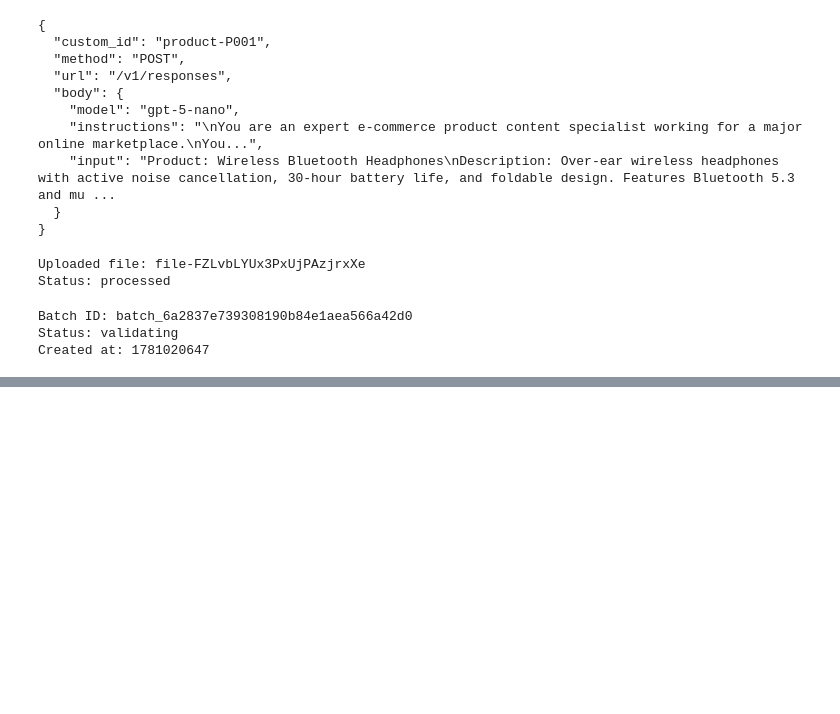
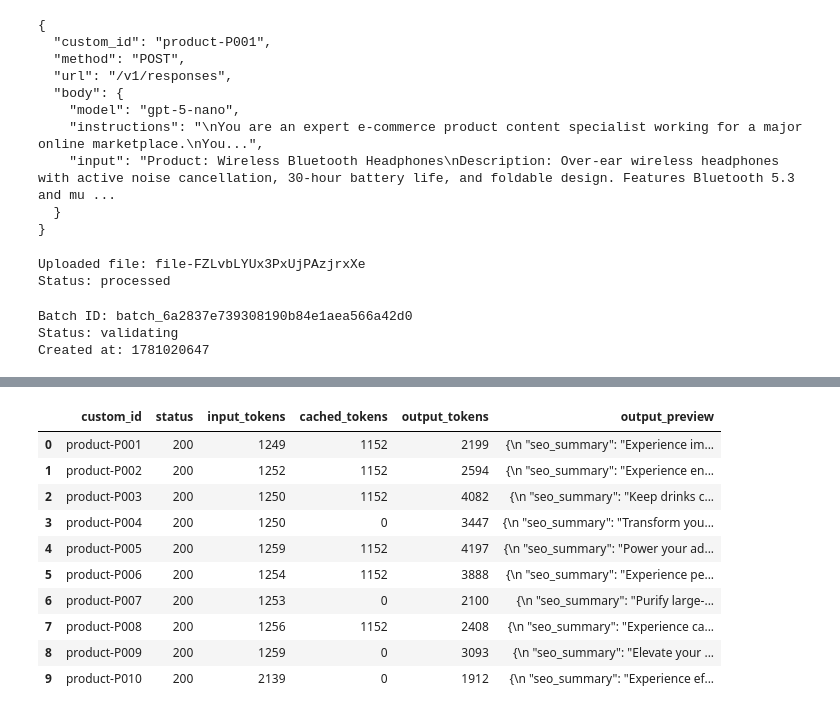
Before and after one commit to shivam13juna/v3_language_model_iitr, a Jupyter notebook: lec_23_prompt_caching_and_batching/live_class_notebook.ipynb, the cells around one changed output, grey strips where cells are left out. Saved outputs shown, nothing was run; the diff lists cells and outputs as text; code cells hidden in the pictures; blank space fills up the shorter version.

Commit message:
Adding detailed commented notebooks

```diff
--- a/lec_23_prompt_caching_and_batching/live_class_notebook.ipynb
+++ b/lec_23_prompt_caching_and_batching/live_class_notebook.ipynb
@@ -625,0 +694,42 @@ if job.request_counts:
+# %%
+# Parse all batch results into a clean DataFrame
+parsed_results = []
+
+for result in batch_results:
+    custom_id = result["custom_id"]
+    status_code = result["response"]["status_code"]
+    body = result["response"]["body"]
+
+    # Extract output text
+    output_text = ""
+    for item in body.get("output", []):
+        if item.get("type") == "message":
+            for content in item.get("content", []):
+                if content.get("type") == "output_text":
+                    output_text = content["text"]
+
+    usage = body.get("usage", {})
+
+    parsed_results.append({
+        "custom_id": custom_id,
+        "status": status_code,
+        "input_tokens": usage.get("input_tokens", 0),
+        "cached_tokens": usage.get("input_tokens_details", {}).get("cached_tokens", 0),
+        "output_tokens": usage.get("output_tokens", 0),
+        "output_preview": output_text[:100]
+    })
+
+batch_df = pd.DataFrame(parsed_results)
+batch_df
+# %% [output]
+|  | custom_id | status | input_tokens | cached_tokens | output_tokens | output_preview |
+| 0 | product-P001 | 200 | 1249 | 1152 | 2199 | {\n "seo_summary": "Experience im... |
+| 1 | product-P002 | 200 | 1252 | 1152 | 2594 | {\n "seo_summary": "Experience en... |
+| 2 | product-P003 | 200 | 1250 | 1152 | 4082 | {\n "seo_summary": "Keep drinks c... |
+| 3 | product-P004 | 200 | 1250 | 0 | 3447 | {\n "seo_summary": "Transform you... |
+| 4 | product-P005 | 200 | 1259 | 1152 | 4197 | {\n "seo_summary": "Power your ad... |
+| 5 | product-P006 | 200 | 1254 | 1152 | 3888 | {\n "seo_summary": "Experience pe... |
+| 6 | product-P007 | 200 | 1253 | 0 | 2100 | {\n "seo_summary": "Purify large-... |
+| 7 | product-P008 | 200 | 1256 | 1152 | 2408 | {\n "seo_summary": "Experience ca... |
+| 8 | product-P009 | 200 | 1259 | 0 | 3093 | {\n "seo_summary": "Elevate your ... |
+| 9 | product-P010 | 200 | 2139 | 0 | 1912 | {\n "seo_summary": "Experience ef... |
```
Also changed, not shown: parts of 18 cells of this notebook, 3 other files.
